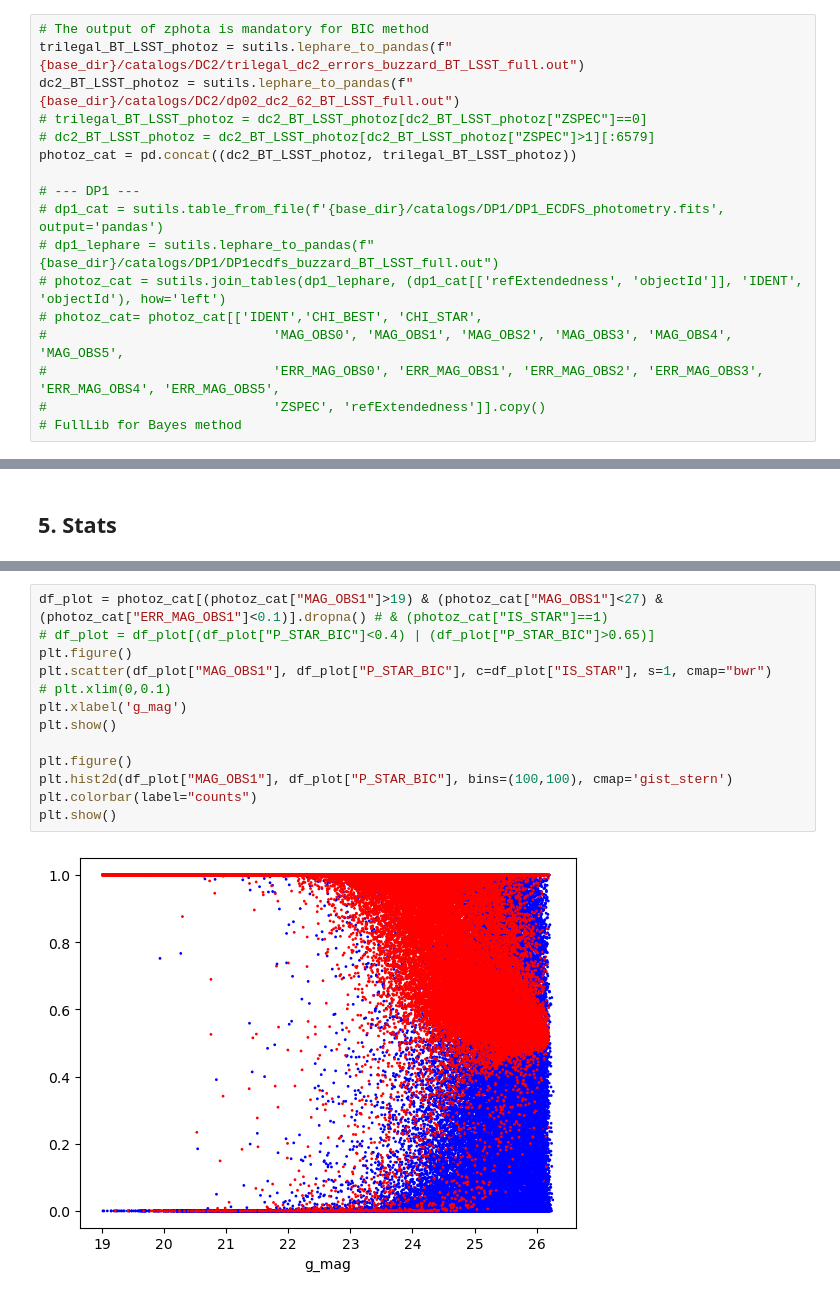
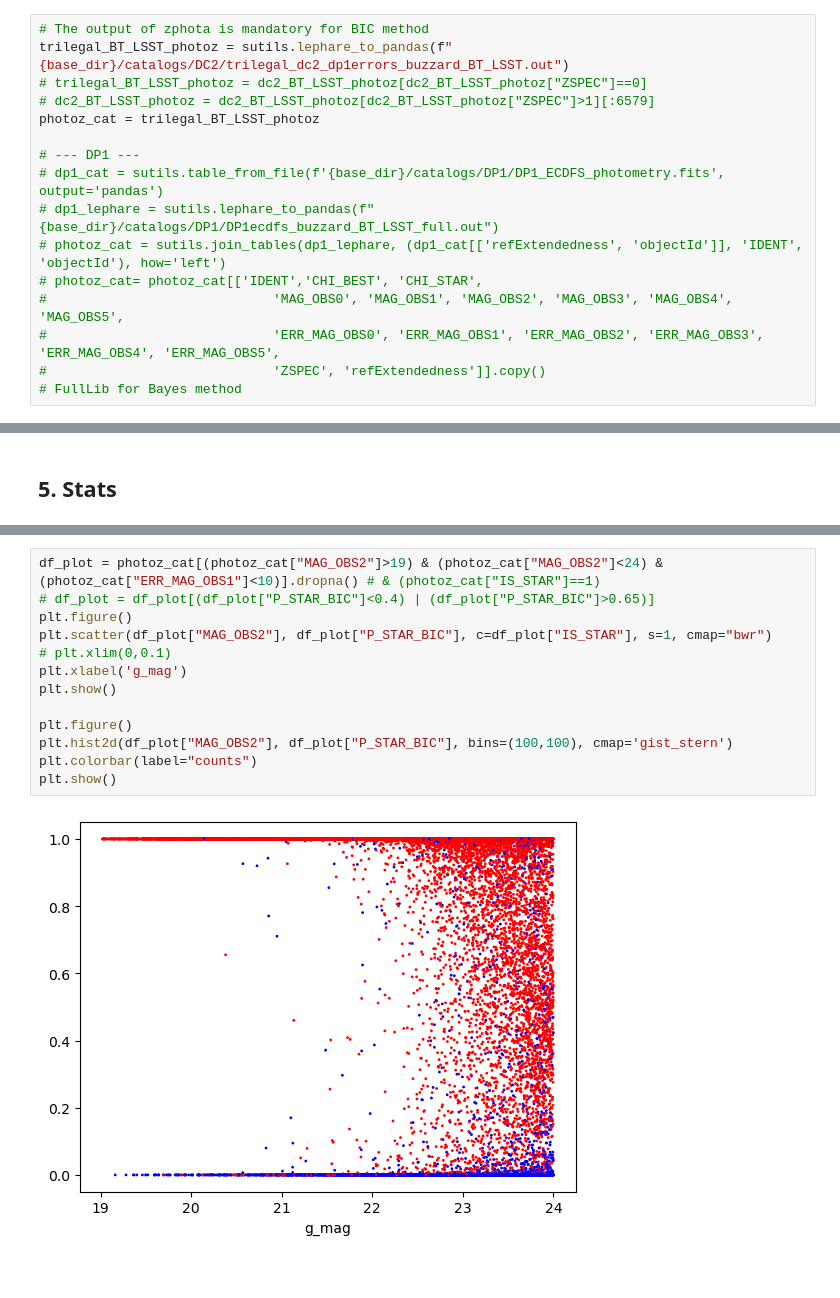
Before and after one commit to lephare-photoz/lephare, a Jupyter notebook: stargal/notebooks/SPLIT_dev.ipynb, the cells around one changed output, grey strips where cells are left out. Cells and saved outputs as stored; diff of their text form.

Commit message:
with new trilegal cat

```diff
--- a/stargal/notebooks/SPLIT_dev.ipynb
+++ b/stargal/notebooks/SPLIT_dev.ipynb
@@ -38,11 +38,10 @@ import scripts.split_src as SPLIT
 ### 0.2 Entries
 # %%
 # The output of zphota is mandatory for BIC method
-trilegal_BT_LSST_photoz = sutils.lephare_to_pandas(f"{base_dir}/catalogs/DC2/trilegal_dc2_errors_buzzard_BT_LSST_full.out")
-dc2_BT_LSST_photoz = sutils.lephare_to_pandas(f"{base_dir}/catalogs/DC2/dp02_dc2_62_BT_LSST_full.out")
+trilegal_BT_LSST_photoz = sutils.lephare_to_pandas(f"{base_dir}/catalogs/DC2/trilegal_dc2_dp1errors_buzzard_BT_LSST.out")
 # trilegal_BT_LSST_photoz = dc2_BT_LSST_photoz[dc2_BT_LSST_photoz["ZSPEC"]==0]
 # dc2_BT_LSST_photoz = dc2_BT_LSST_photoz[dc2_BT_LSST_photoz["ZSPEC"]>1][:6579]
-photoz_cat = pd.concat((dc2_BT_LSST_photoz, trilegal_BT_LSST_photoz))
+photoz_cat = trilegal_BT_LSST_photoz
 
 # --- DP1 ---
 # dp1_cat = sutils.table_from_file(f'{base_dir}/catalogs/DP1/DP1_ECDFS_photometry.fits', output='pandas')
@@ -131,15 +124,15 @@ n_s/(n_s+n_g)
 # %%
-df_plot = photoz_cat[(photoz_cat["MAG_OBS1"]>19) & (photoz_cat["MAG_OBS1"]<27) & (photoz_cat["ERR_MAG_OBS1"]<0.1)].dropna() # & (photoz_cat["IS_STAR"]==1)
+df_plot = photoz_cat[(photoz_cat["MAG_OBS2"]>19) & (photoz_cat["MAG_OBS2"]<24) & (photoz_cat["ERR_MAG_OBS1"]<10)].dropna() # & (photoz_cat["IS_STAR"]==1)
 # df_plot = df_plot[(df_plot["P_STAR_BIC"]<0.4) | (df_plot["P_STAR_BIC"]>0.65)]
 plt.figure()
-plt.scatter(df_plot["MAG_OBS1"], df_plot["P_STAR_BIC"], c=df_plot["IS_STAR"], s=1, cmap="bwr")
+plt.scatter(df_plot["MAG_OBS2"], df_plot["P_STAR_BIC"], c=df_plot["IS_STAR"], s=1, cmap="bwr")
 # plt.xlim(0,0.1)
 plt.xlabel('g_mag')
 plt.show()
 
 plt.figure()
-plt.hist2d(df_plot["MAG_OBS1"], df_plot["P_STAR_BIC"], bins=(100,100), cmap='gist_stern')
+plt.hist2d(df_plot["MAG_OBS2"], df_plot["P_STAR_BIC"], bins=(100,100), cmap='gist_stern')
 plt.colorbar(label="counts")
 plt.show()
 # %% [output]
-[figure, old version]
+[figure, new version]
```
Also changed, not shown: parts of 8 cells of this notebook.
